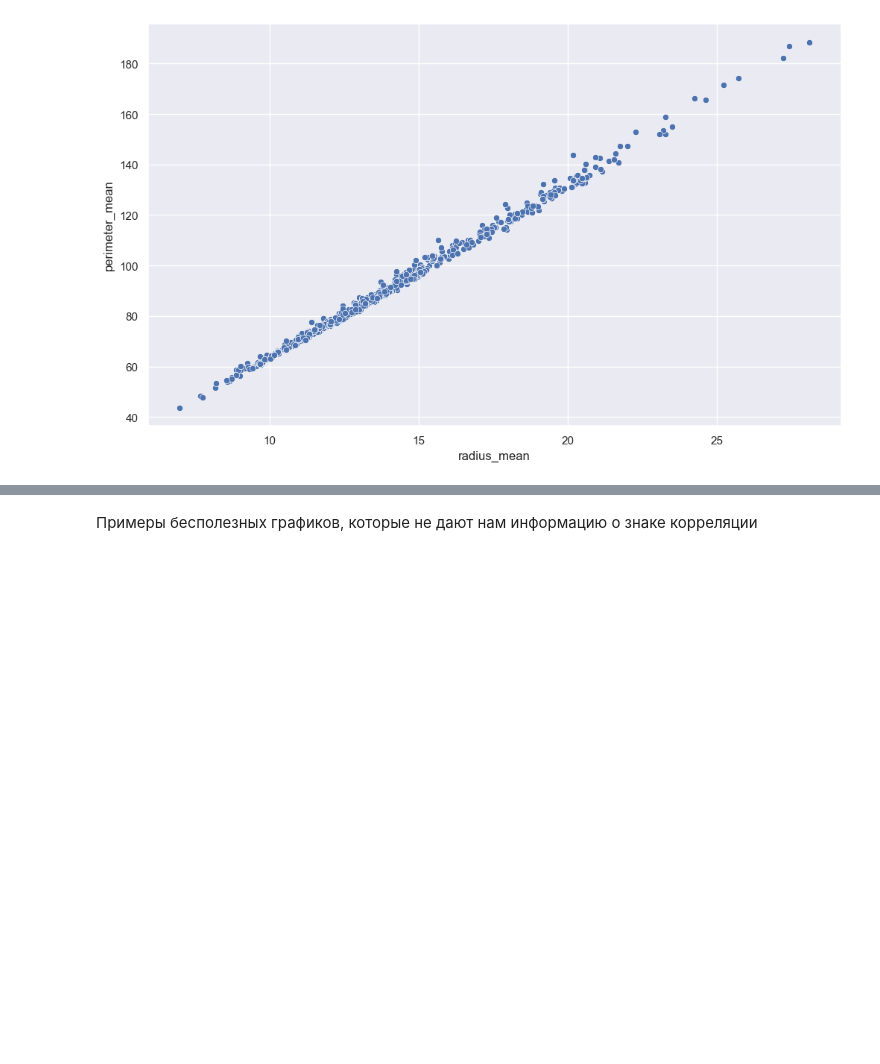
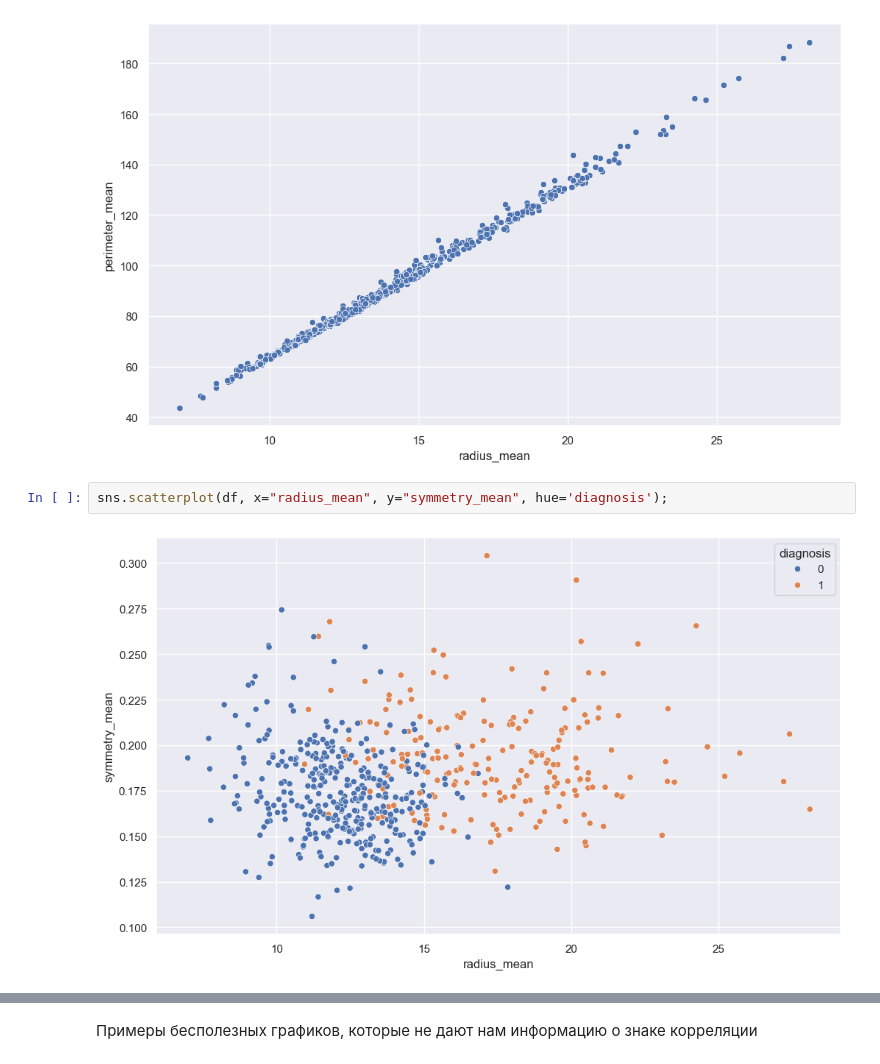
Before and after one commit to Nigota/DBLabsFinalWork, a Jupyter notebook: visualization.ipynb, the cells around one changed output, grey strips where cells are left out. Drawn from its saved outputs; the diff is of its cells as text; blank space fills up the shorter version.

```diff
--- a/visualization.ipynb
+++ b/visualization.ipynb
@@ -81,4 +81,8 @@ sns.heatmap(df[df.columns[1:12]].corr(), annot=True);
 sns.scatterplot(df, x="radius_mean", y="perimeter_mean");
 # %% [output]
 [figure]
+# %%
+sns.scatterplot(df, x="radius_mean", y="symmetry_mean", hue='diagnosis');
+# %% [output]
+[figure, added]
 # %%
```
Also changed, not shown: parts of 7 cells of this notebook.
